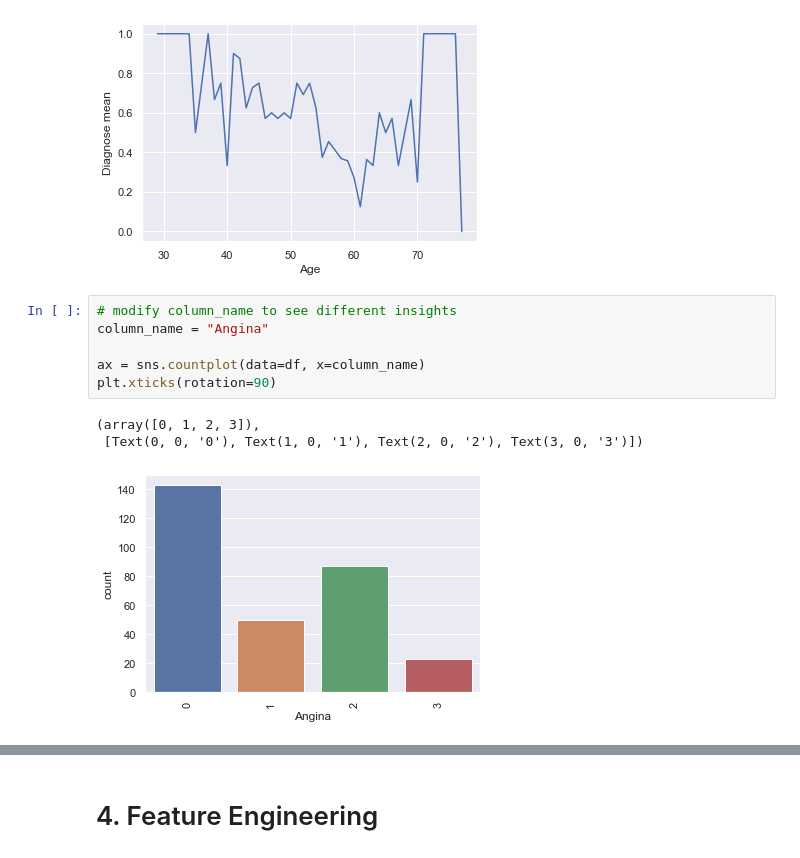
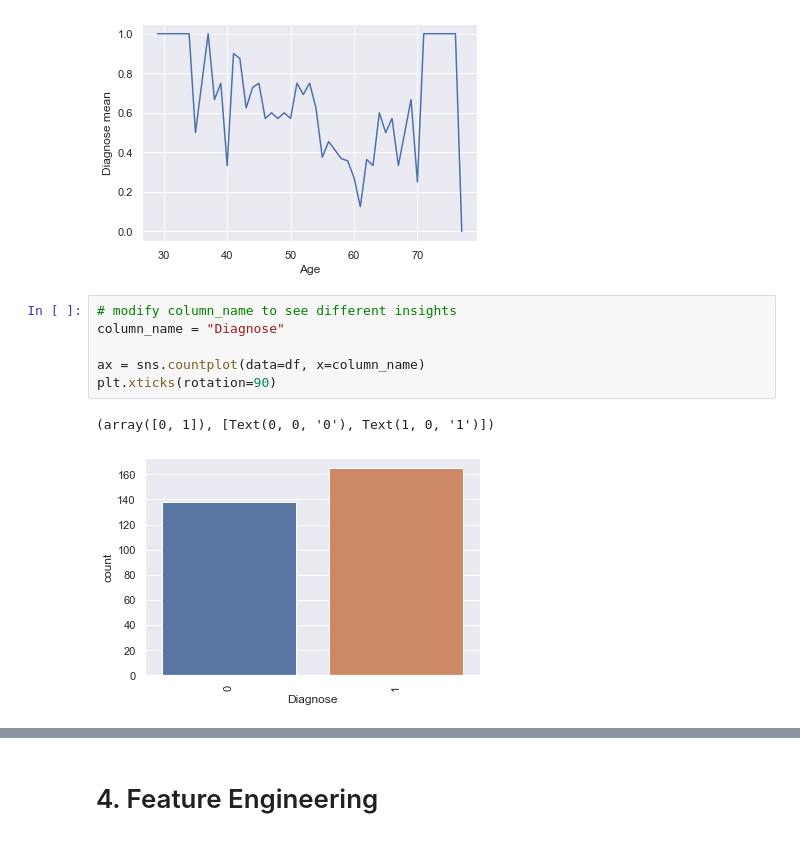
Before and after one commit to alakise/Heart-Disease, a Jupyter notebook: classification/classification.ipynb, the cells around one changed output, grey strips where cells are left out. Drawn from its saved outputs; the diff is of its cells as text.

```diff
--- a/classification/classification.ipynb
+++ b/classification/classification.ipynb
@@ -253,14 +253,13 @@ Text(0, 0.5, 'Diagnose mean')
 [figure]
 # %%
 # modify column_name to see different insights
-column_name = "Angina"
+column_name = "Diagnose"
 
 ax = sns.countplot(data=df, x=column_name)
 plt.xticks(rotation=90)
 # %% [output]
-(array([0, 1, 2, 3]),
- [Text(0, 0, '0'), Text(1, 0, '1'), Text(2, 0, '2'), Text(3, 0, '3')])
+(array([0, 1]), [Text(0, 0, '0'), Text(1, 0, '1')])
-[figure, old version]
+[figure, new version]
 # %%
 # modify column_name to see different insights
 column_name = "Colored_Vessels"
```
Also changed, not shown: parts of 17 cells of this notebook, 1 other file.
